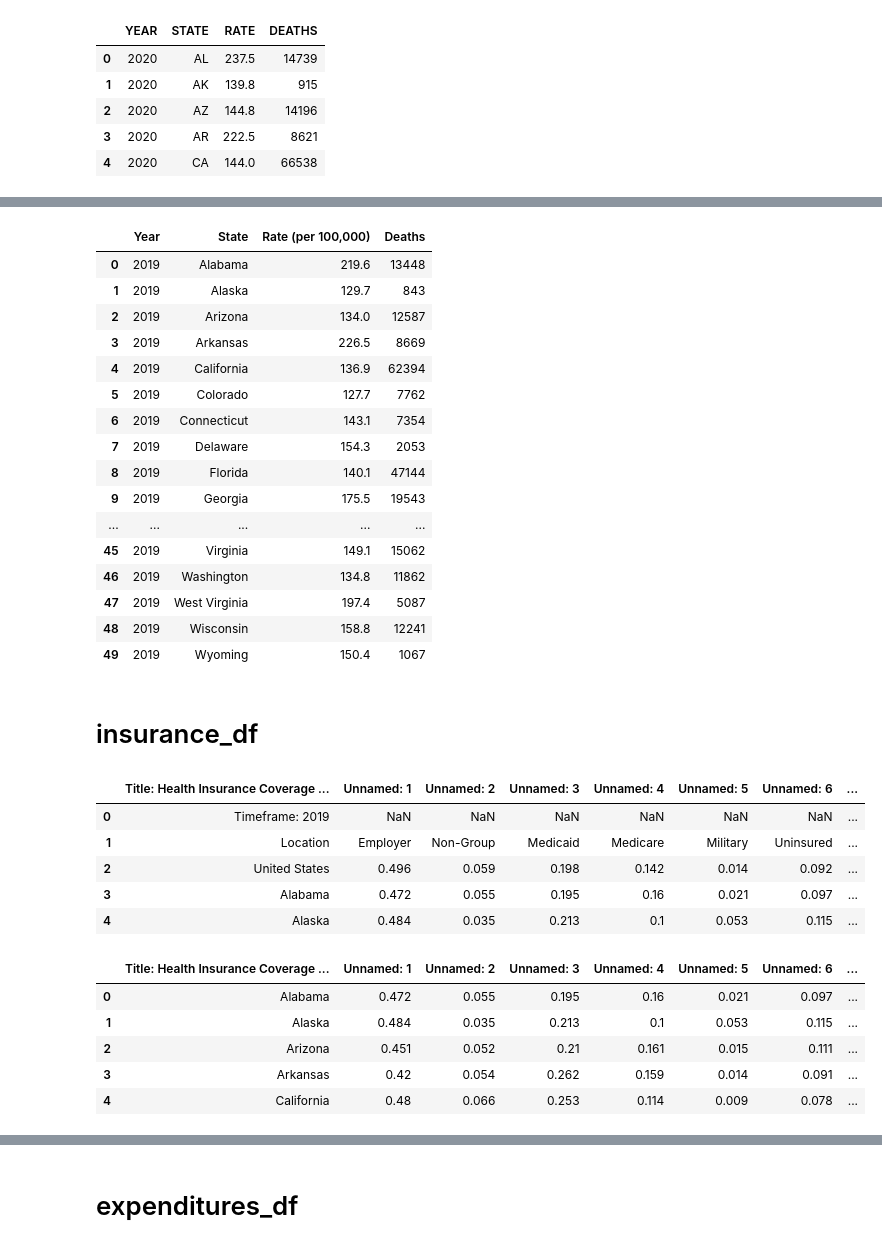
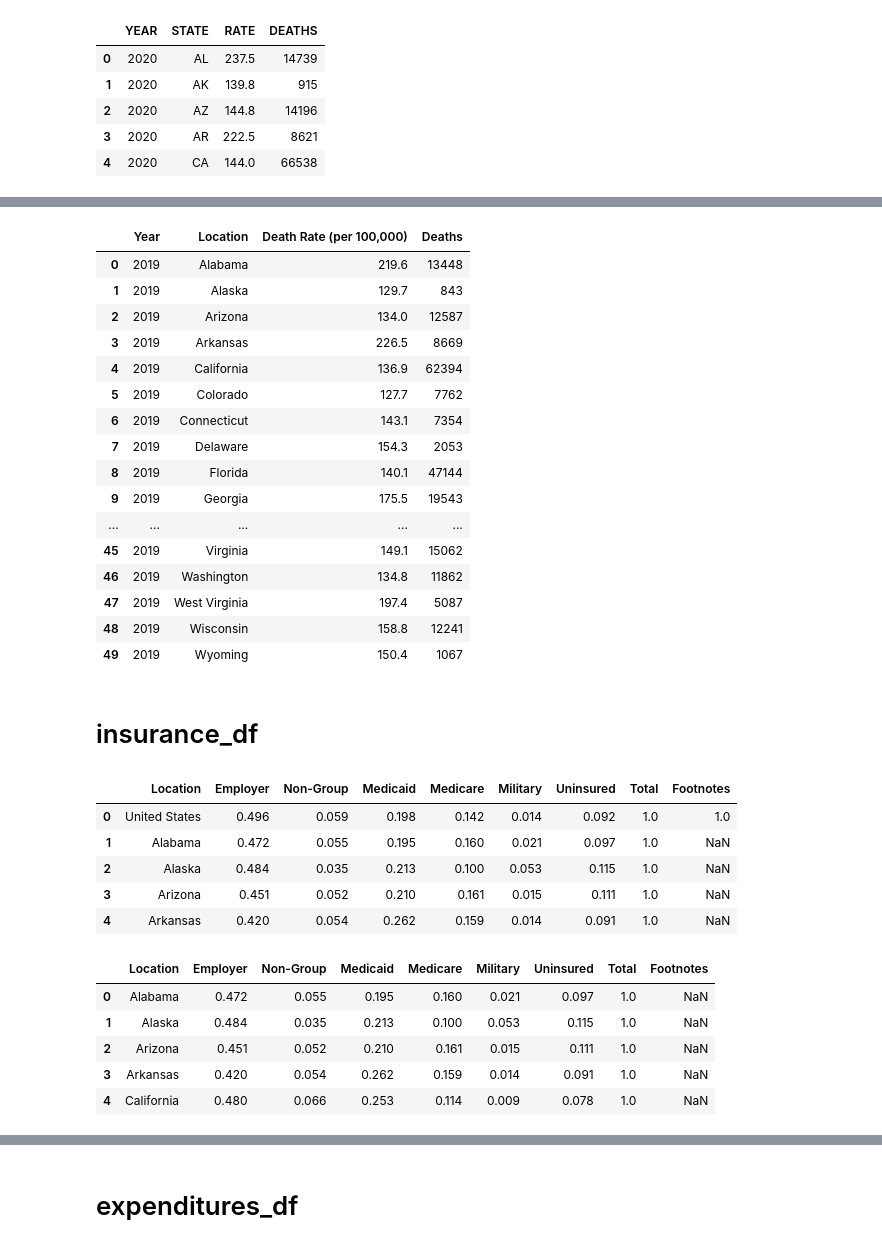
Before and after one commit to alejfxguti/Heart_Disease_Mortality_by_State, a Jupyter notebook: DataFrames/merged_df.ipynb, the cells around one changed output, grey strips where cells are left out. Cells and saved outputs as stored; diff of their text form; code cells hidden in the pictures.

```diff
--- a/DataFrames/merged_df.ipynb
+++ b/DataFrames/merged_df.ipynb
@@ -10,3 +6,12 @@ expenditures_df = pd.read_csv("../Resources/Health_Care_Expenditures_per_Capita_
+# %%
+# Create Paths
+heart_csv = Path("../Resources/Heart Disease Mortality by State data table.csv")
+insurance_csv = Path("../Resources/Health Insurance Coverage of the Total Population raw data %.csv")
+expenditures_csv = Path("../Resources/Health Care Expenditures per Capita by State of Residence raw data.csv")
+# Read csv
+heart_df = pd.read_csv(heart_csv)
+insurance_df = pd.read_csv(insurance_csv,skiprows=[0,1])
+expenditures_df = pd.read_csv(expenditures_csv)
 # %% [markdown]
 # heart_df
 # %%
@@ -118,11 +124,11 @@ states_long = {
 }
 
 # Using .replace to replace State Abbreviation with State Name from the dictionary
-heart_df['State'] = heart_df['State'].replace(states_long)
+heart_df['Location'] = heart_df['Location'].replace(states_long)
 
 heart_df
 # %% [output]
-|  | Year | State | Rate (per 100,000) | Deaths |
+|  | Year | Location | Death Rate (per 100,000) | Deaths |
 | 0 | 2019 | Alabama | 219.6 | 13448 |
 | 1 | 2019 | Alaska | 129.7 | 843 |
 | 2 | 2019 | Arizona | 134.0 | 12587 |
@@ -143,26 +149,26 @@ heart_df
 # insurance_df
 # %%
 # Drop unnecessary rows
-insurance_df = insurance_df.iloc[:54]
+insurance_df = insurance_df.iloc[:52]
 insurance_df.head()
 # %% [output]
-|  | Title: Health Insurance Coverage ... | Unnamed: 1 | Unnamed: 2 | Unnamed: 3 | Unnamed: 4 | Unnamed: 5 | Unnamed: 6 | ... |
-| 0 | Timeframe: 2019 | NaN | NaN | NaN | NaN | NaN | NaN | ... |
-| 1 | Location | Employer | Non-Group | Medicaid | Medicare | Military | Uninsured | ... |
-| 2 | United States | 0.496 | 0.059 | 0.198 | 0.142 | 0.014 | 0.092 | ... |
-| 3 | Alabama | 0.472 | 0.055 | 0.195 | 0.16 | 0.021 | 0.097 | ... |
-| 4 | Alaska | 0.484 | 0.035 | 0.213 | 0.1 | 0.053 | 0.115 | ... |
+|  | Location | Employer | Non-Group | Medicaid | Medicare | Military | Uninsured | Total | Footnotes |
+| 0 | United States | 0.496 | 0.059 | 0.198 | 0.142 | 0.014 | 0.092 | 1.0 | 1.0 |
+| 1 | Alabama | 0.472 | 0.055 | 0.195 | 0.160 | 0.021 | 0.097 | 1.0 | NaN |
+| 2 | Alaska | 0.484 | 0.035 | 0.213 | 0.100 | 0.053 | 0.115 | 1.0 | NaN |
+| 3 | Arizona | 0.451 | 0.052 | 0.210 | 0.161 | 0.015 | 0.111 | 1.0 | NaN |
+| 4 | Arkansas | 0.420 | 0.054 | 0.262 | 0.159 | 0.014 | 0.091 | 1.0 | NaN |
 # %%
 # Drop more unnecessary rows and reset index
-insurance_df = insurance_df.drop(labels=[0,1,2,11])
+insurance_df = insurance_df.drop(labels=[0,9])
 insurance_df = insurance_df.reset_index(drop=True)
 insurance_df.head()
 # %% [output]
-|  | Title: Health Insurance Coverage ... | Unnamed: 1 | Unnamed: 2 | Unnamed: 3 | Unnamed: 4 | Unnamed: 5 | Unnamed: 6 | ... |
-| 0 | Alabama | 0.472 | 0.055 | 0.195 | 0.16 | 0.021 | 0.097 | ... |
-| 1 | Alaska | 0.484 | 0.035 | 0.213 | 0.1 | 0.053 | 0.115 | ... |
-| 2 | Arizona | 0.451 | 0.052 | 0.21 | 0.161 | 0.015 | 0.111 | ... |
-| 3 | Arkansas | 0.42 | 0.054 | 0.262 | 0.159 | 0.014 | 0.091 | ... |
-| 4 | California | 0.48 | 0.066 | 0.253 | 0.114 | 0.009 | 0.078 | ... |
+|  | Location | Employer | Non-Group | Medicaid | Medicare | Military | Uninsured | Total | Footnotes |
+| 0 | Alabama | 0.472 | 0.055 | 0.195 | 0.160 | 0.021 | 0.097 | 1.0 | NaN |
+| 1 | Alaska | 0.484 | 0.035 | 0.213 | 0.100 | 0.053 | 0.115 | 1.0 | NaN |
+| 2 | Arizona | 0.451 | 0.052 | 0.210 | 0.161 | 0.015 | 0.111 | 1.0 | NaN |
+| 3 | Arkansas | 0.420 | 0.054 | 0.262 | 0.159 | 0.014 | 0.091 | 1.0 | NaN |
+| 4 | California | 0.480 | 0.066 | 0.253 | 0.114 | 0.009 | 0.078 | 1.0 | NaN |
 # %%
 #Rename columns to be used later
```
Also changed, not shown: parts of 14 cells of this notebook, 9 other files.
